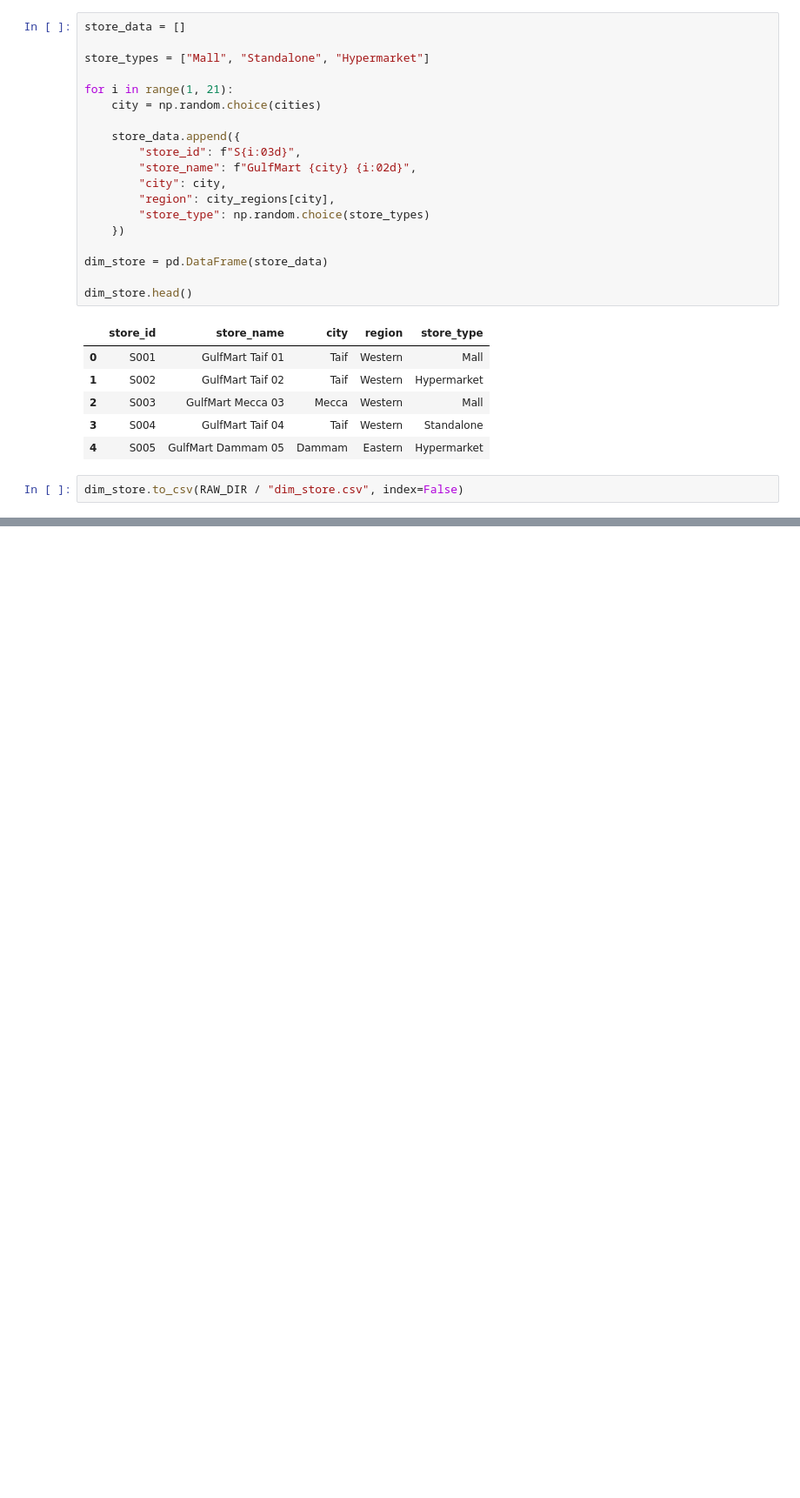
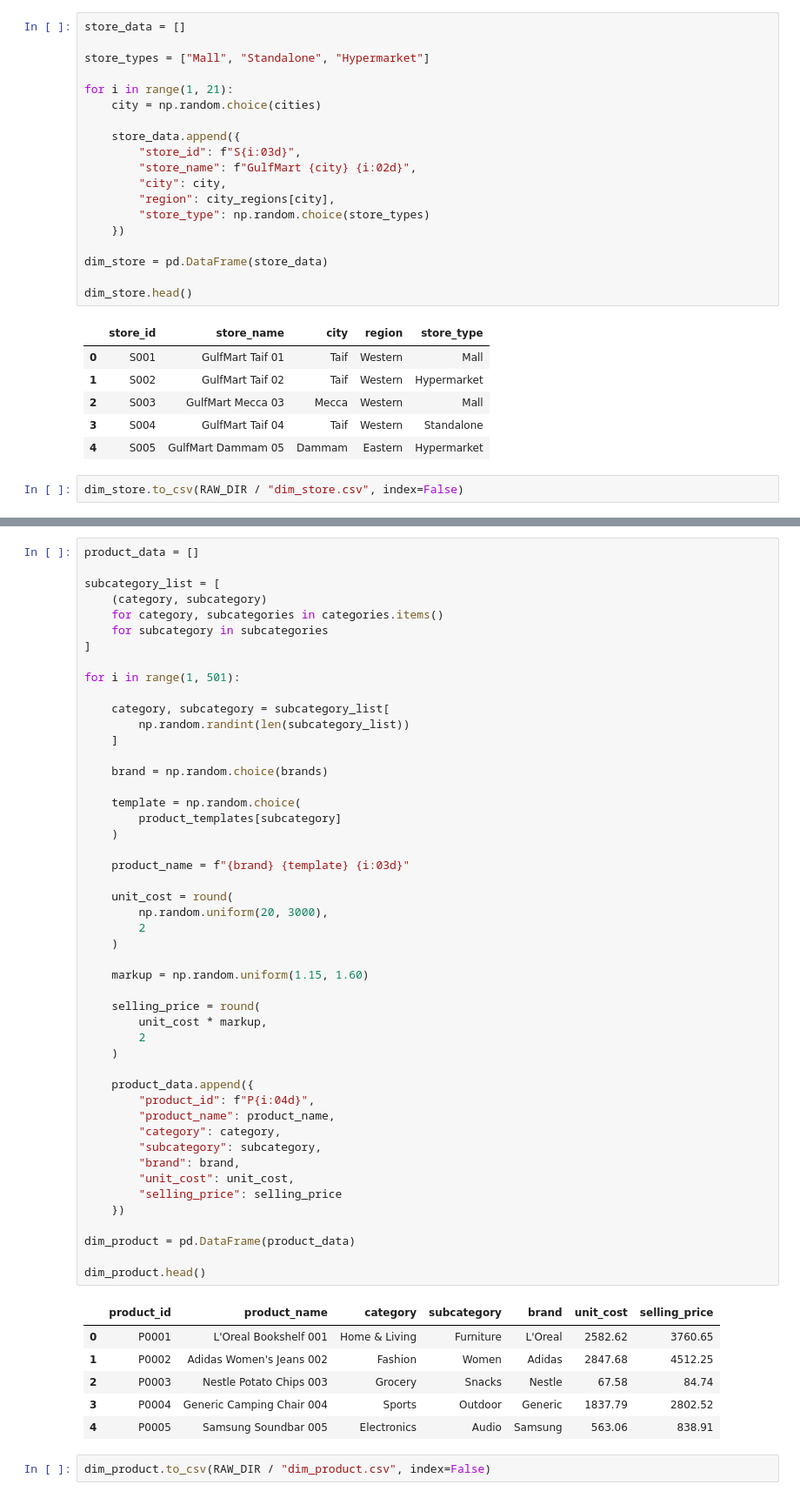
Before and after one commit to AbuHozaifa-dataanalyst/retail_data_quality_project, a Jupyter notebook: python/01_generate_raw_data.ipynb, the cells around one changed output, grey strips where cells are left out. Shown at 87% size. Saved outputs shown, nothing was run; the diff lists cells and outputs as text; blank space fills up the shorter version.

```diff
--- a/python/01_generate_raw_data.ipynb
+++ b/python/01_generate_raw_data.ipynb
@@ -95,0 +226,57 @@ dim_store.to_csv(RAW_DIR / "dim_store.csv", index=False)
+# %%
+product_data = []
+
+subcategory_list = [
+    (category, subcategory)
+    for category, subcategories in categories.items()
+    for subcategory in subcategories
+]
+
+for i in range(1, 501):
+
+    category, subcategory = subcategory_list[
+        np.random.randint(len(subcategory_list))
+    ]
+
+    brand = np.random.choice(brands)
+
+    template = np.random.choice(
+        product_templates[subcategory]
+    )
+
+    product_name = f"{brand} {template} {i:03d}"
+
+    unit_cost = round(
+        np.random.uniform(20, 3000),
+        2
+    )
+
+    markup = np.random.uniform(1.15, 1.60)
+
+    selling_price = round(
+        unit_cost * markup,
+        2
+    )
+
+    product_data.append({
+        "product_id": f"P{i:04d}",
+        "product_name": product_name,
+        "category": category,
+        "subcategory": subcategory,
+        "brand": brand,
+        "unit_cost": unit_cost,
+        "selling_price": selling_price
+    })
+
+dim_product = pd.DataFrame(product_data)
+
+dim_product.head()
+# %% [output]
+|  | product_id | product_name | category | subcategory | brand | unit_cost | selling_price |
+| 0 | P0001 | L'Oreal Bookshelf 001 | Home & Living | Furniture | L'Oreal | 2582.62 | 3760.65 |
+| 1 | P0002 | Adidas Women's Jeans 002 | Fashion | Women | Adidas | 2847.68 | 4512.25 |
+| 2 | P0003 | Nestle Potato Chips 003 | Grocery | Snacks | Nestle | 67.58 | 84.74 |
+| 3 | P0004 | Generic Camping Chair 004 | Sports | Outdoor | Generic | 1837.79 | 2802.52 |
+| 4 | P0005 | Samsung Soundbar 005 | Electronics | Audio | Samsung | 563.06 | 838.91 |
+# %%
+dim_product.to_csv(RAW_DIR / "dim_product.csv", index=False)
```
Also changed, not shown: parts of 56 cells of this notebook, 1 other file.
